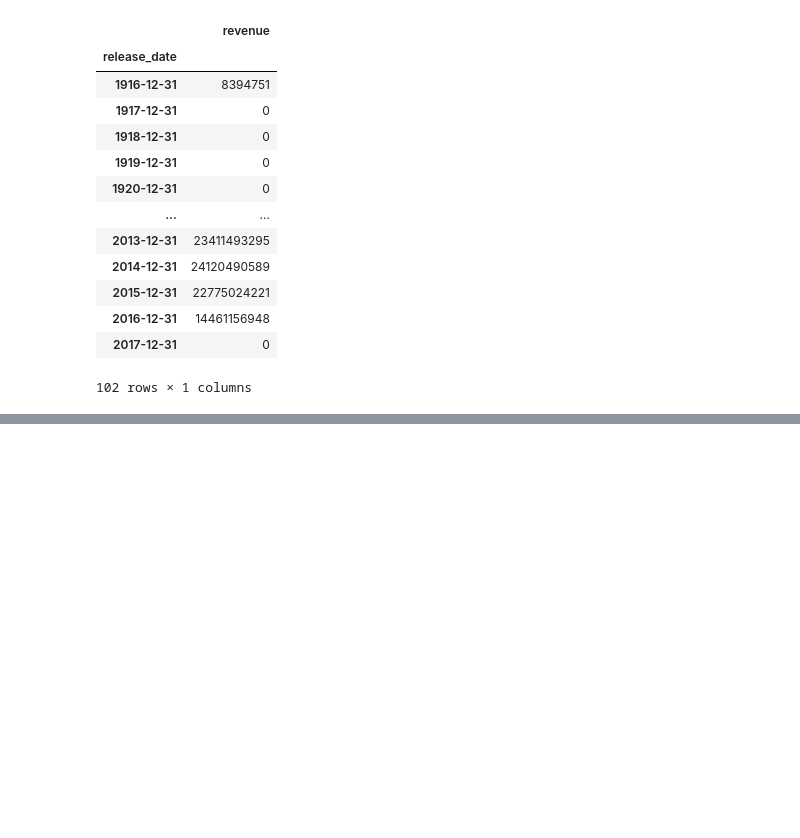
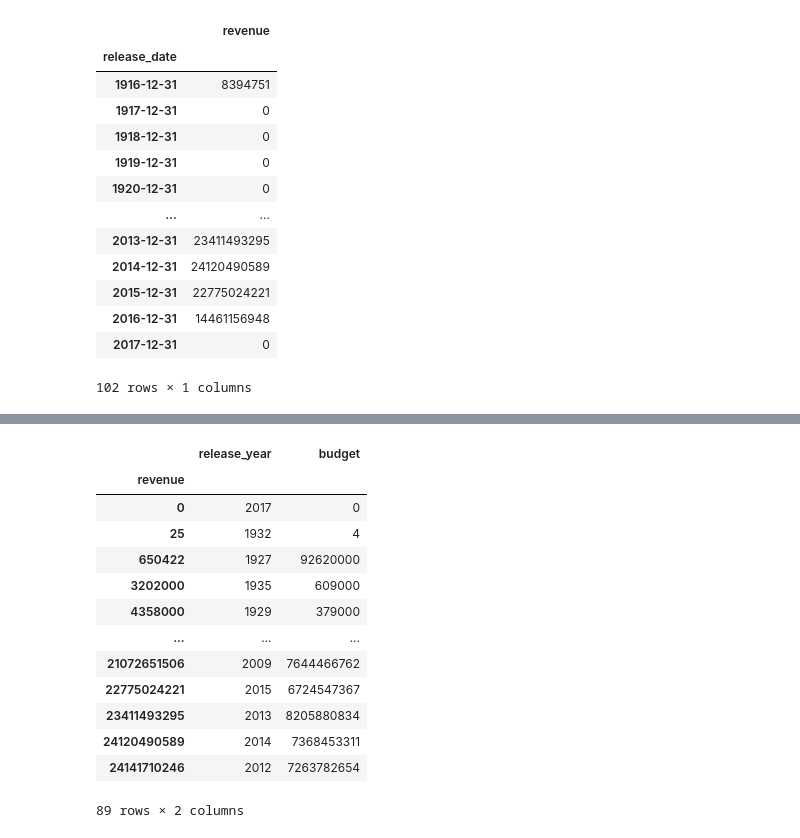
Before and after one commit to szczesnym/ML-AI, a Jupyter notebook: Unit9/Wizualizacja.ipynb, the cells around one changed output, grey strips where cells are left out. Saved outputs shown, nothing was run; the diff lists cells and outputs as text; code cells hidden in the pictures; blank space fills up the shorter version.

```diff
--- a/Unit9/Wizualizacja.ipynb
+++ b/Unit9/Wizualizacja.ipynb
@@ -96,0 +131,17 @@ df_movies.groupby(pd.Grouper(key='release_date', freq='y')).agg({'revenue':'sum'
+# %%
+df_graph_base.groupby('revenue').sum()
+# %% [output]
+|  | release_year | budget |
+| revenue |  |  |
+| 0 | 2017 | 0 |
+| 25 | 1932 | 4 |
+| 650422 | 1927 | 92620000 |
+| 3202000 | 1935 | 609000 |
+| 4358000 | 1929 | 379000 |
+| ... | ... | ... |
+| 21072651506 | 2009 | 7644466762 |
+| 22775024221 | 2015 | 6724547367 |
+| 23411493295 | 2013 | 8205880834 |
+| 24120490589 | 2014 | 7368453311 |
+| 24141710246 | 2012 | 7263782654 |
+89 rows × 2 columns
```
Also changed, not shown: parts of 20 cells of this notebook.
